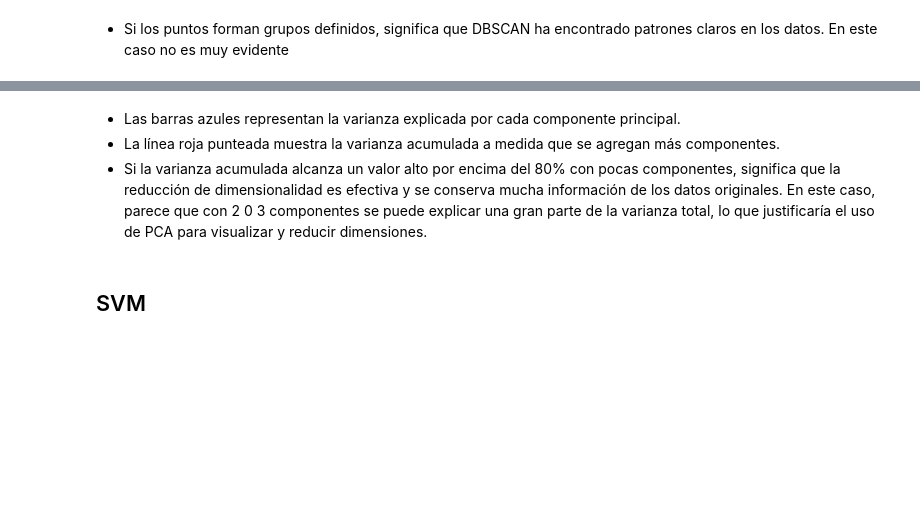
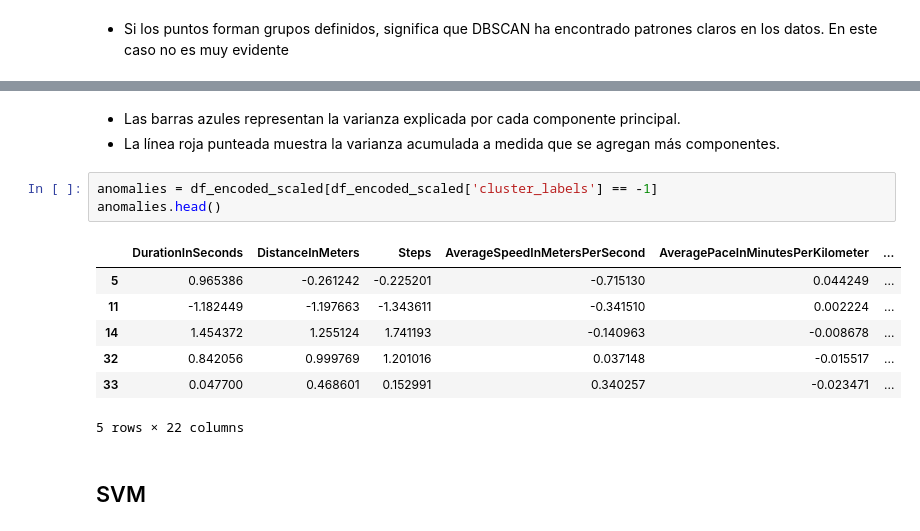
Before and after one commit to lauraich/running_anomalies_detection_data_analysis, a Jupyter notebook: Proyecto_final_analisis_de_datos_I.ipynb, the cells around one changed output, grey strips where cells are left out. Drawn from its saved outputs; the diff is of its cells as text; blank space fills up the shorter version.

```diff
--- a/Proyecto_final_analisis_de_datos_I.ipynb
+++ b/Proyecto_final_analisis_de_datos_I.ipynb
@@ -1257,7 +1256,17 @@ plt.show()
 # %% [markdown]
 - Las barras azules representan la varianza explicada por cada componente principal.
 - La línea roja punteada muestra la varianza acumulada a medida que se agregan más componentes.
-- Si la varianza acumulada alcanza un valor alto por encima del 80% con pocas componentes, significa que la reducción de dimensionalidad es efectiva y se conserva mucha información de los datos originales. En este caso, parece que con 2 0 3 componentes se puede explicar una gran parte de la varianza total, lo que justificaría el uso de PCA para visualizar y reducir dimensiones.
+# %%
+anomalies = df_encoded_scaled[df_encoded_scaled['cluster_labels'] == -1]
+anomalies.head()
+# %% [output]
+|  | DurationInSeconds | DistanceInMeters | Steps | AverageSpeedInMetersPerSecond | AveragePaceInMinutesPerKilometer | ... |
+| 5 | 0.965386 | -0.261242 | -0.225201 | -0.715130 | 0.044249 | ... |
+| 11 | -1.182449 | -1.197663 | -1.343611 | -0.341510 | 0.002224 | ... |
+| 14 | 1.454372 | 1.255124 | 1.741193 | -0.140963 | -0.008678 | ... |
+| 32 | 0.842056 | 0.999769 | 1.201016 | 0.037148 | -0.015517 | ... |
+| 33 | 0.047700 | 0.468601 | 0.152991 | 0.340257 | -0.023471 | ... |
+5 rows × 22 columns
 # %% [markdown]
 ## SVM
 # %%
```
Also changed, not shown: parts of 9 cells of this notebook.
